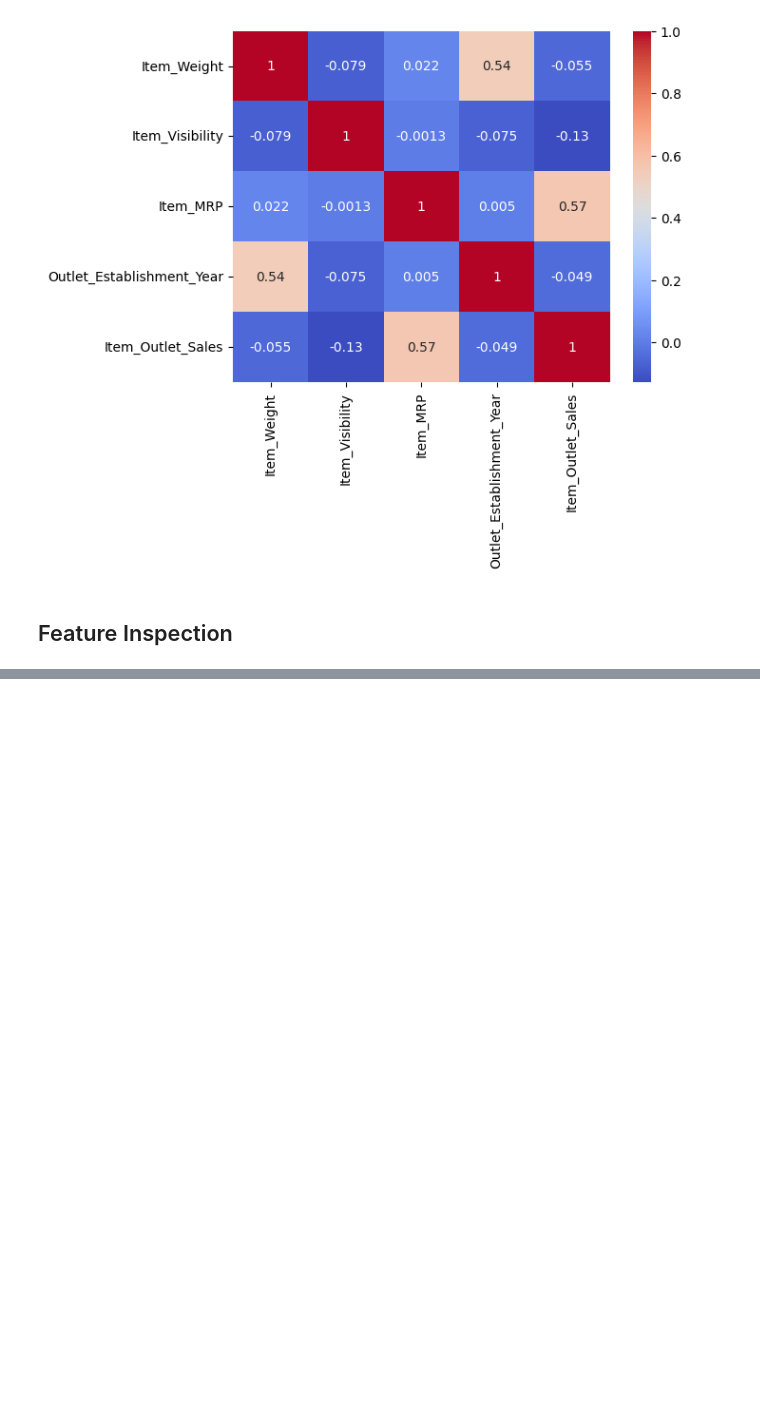
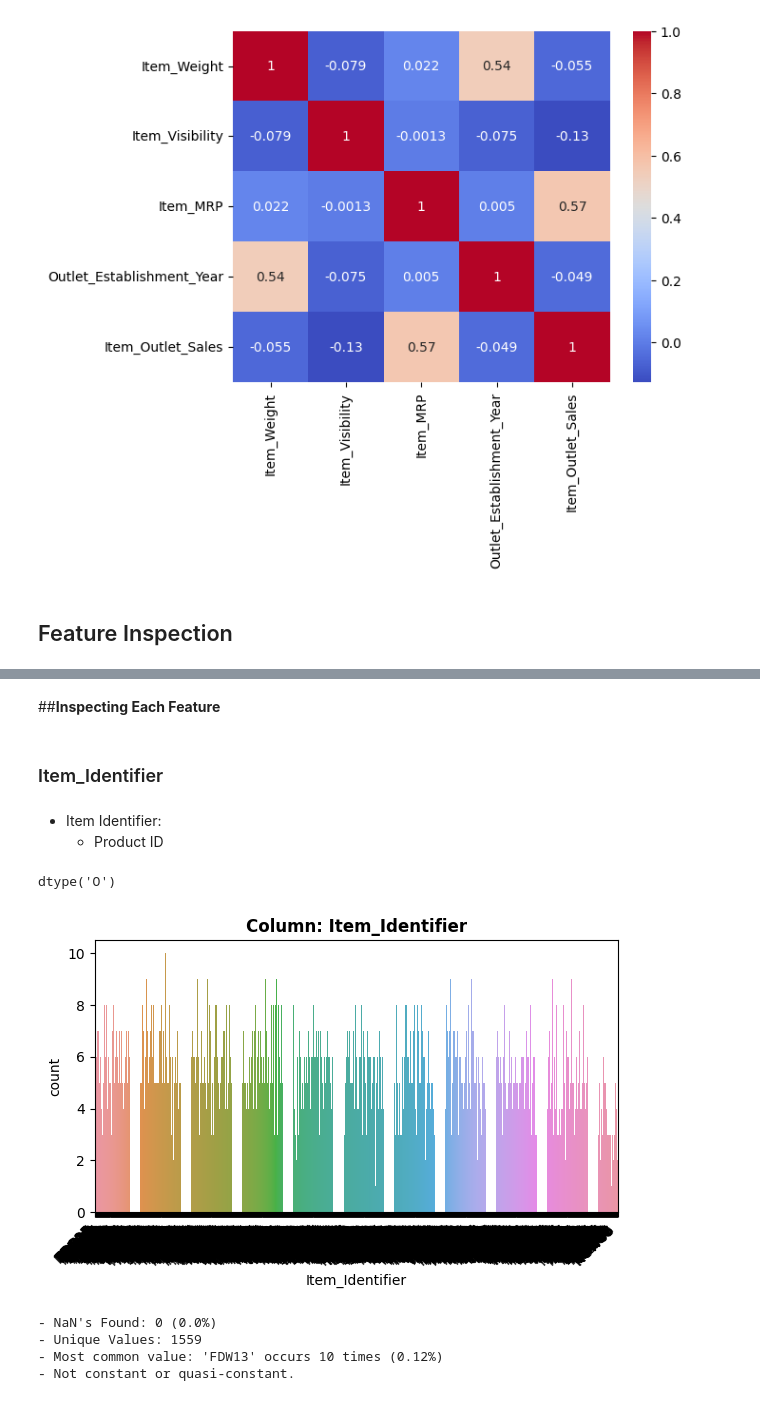
Before and after one commit to A-Kutscher/Prediction-of-Product-Sales, a Jupyter notebook: Prediction_of_Product_Sales_Amber_Kutscher.ipynb, the cells around one changed output, grey strips where cells are left out. Saved outputs shown, nothing was run; the diff lists cells and outputs as text; code cells hidden in the pictures; blank space fills up the shorter version.

```diff
--- a/Prediction_of_Product_Sales_Amber_Kutscher.ipynb
+++ b/Prediction_of_Product_Sales_Amber_Kutscher.ipynb
@@ -467,3 +493,14 @@ sns.heatmap(corr, cmap = 'coolwarm', annot = True);
 [figure]
 # %% [markdown]
 ## Feature Inspection
+# %%
+# Let's practice on Item_Weight
+x = 'Item_Weight'
+# Before filling in the NA values with a placeholder, let's get the count and percentage
+temp_df = df.copy()
+# Save null values counts
+null_count = temp_df[x].isna().sum()
+# Calculate the percentage of null values
+null_perc = null_count/len(temp_df)* 100
+# Print the null value info with an f-statement
+print(f"- NaN's Found: {null_count} ({round(null_perc,2)}%)")
@@ -469,0 +643,22 @@ sns.heatmap(corr, cmap = 'coolwarm', annot = True);
+# %% [markdown]
+##**Inspecting Each Feature**
+# %% [markdown]
+### Item_Identifier
+# %% [markdown]
+- Item Identifier:
+  - Product ID
+# %%
+# Confirming the dtype to select correct EDA function
+feature = "Item_Identifier"
+df[feature].dtype
+# %% [output]
+dtype('O')
+# %%
+# run the appropriate explore function (based on feature's dtype)
+explore_categorical(df,feature);
+# %% [output]
+[figure, added]
+- NaN's Found: 0 (0.0%)
+- Unique Values: 1559
+- Most common value: 'FDW13' occurs 10 times (0.12%)
+- Not constant or quasi-constant.
```
Also changed, not shown: parts of 87 cells of this notebook.
